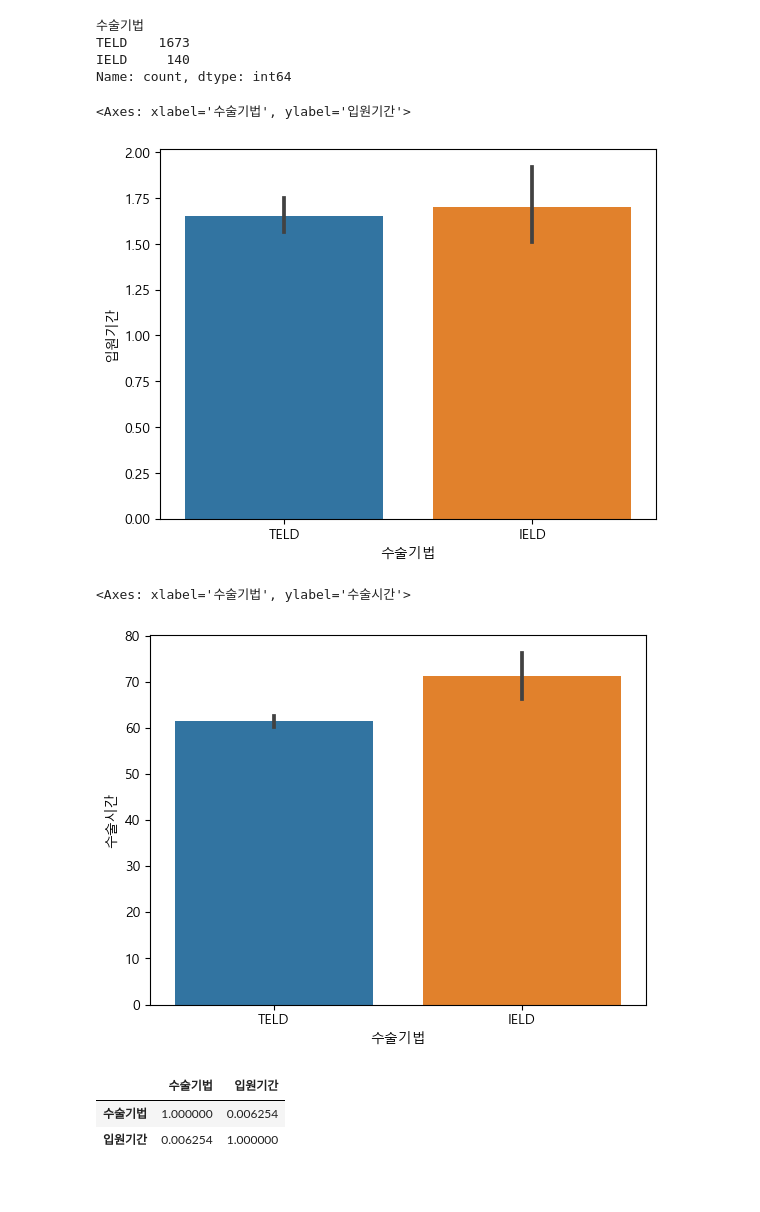
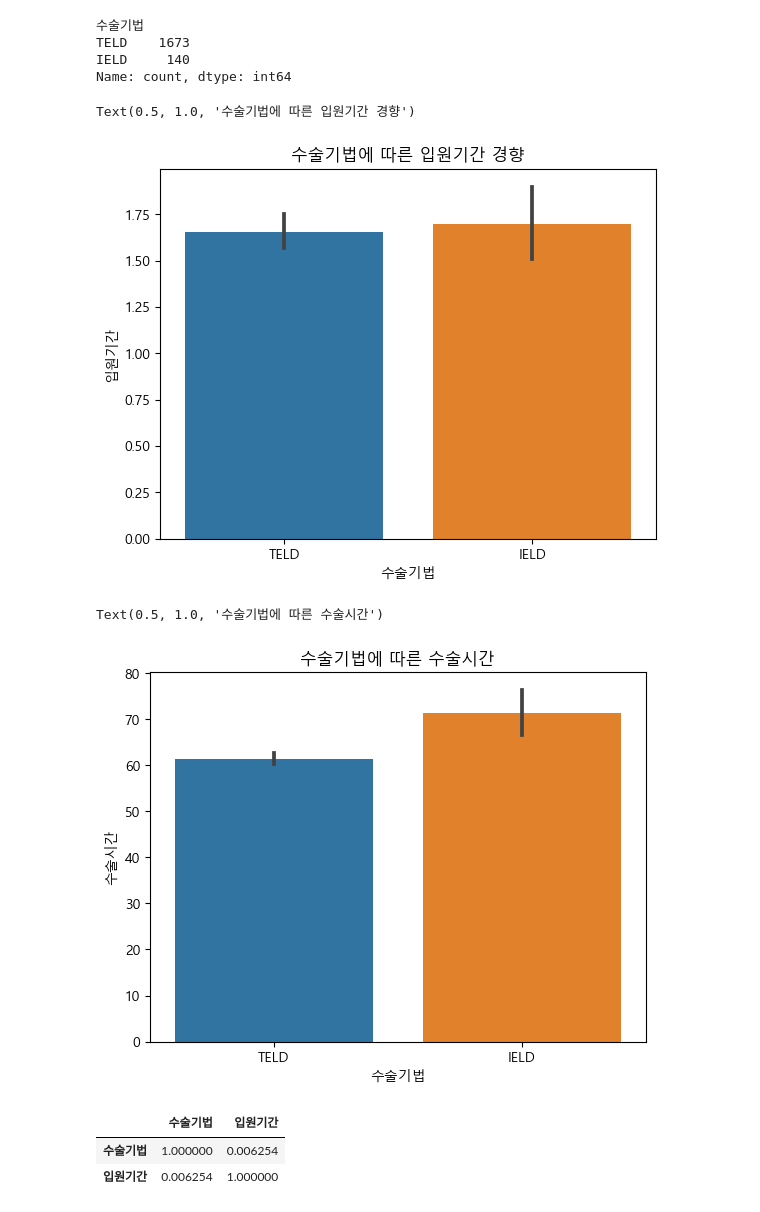
Before and after one commit to KKKKKIKKKK/toy_data_analysiss, a Jupyter notebook: codes/EDA/RecurrenceOfSurgery_EDA_SA.ipynb, the cells around one changed output. Cells and saved outputs as stored; diff of their text form; code cells hidden in the pictures; blank space fills up the shorter version.

```diff
--- a/codes/EDA/RecurrenceOfSurgery_EDA_SA.ipynb
+++ b/codes/EDA/RecurrenceOfSurgery_EDA_SA.ipynb
@@ -388,15 +390,17 @@ IELD     140
 Name: count, dtype: int64
 # %%
 sns.barplot(data=df_ROSF, x='수술기법', y='입원기간')
+plt.title('수술기법에 따른 입원기간 경향')
 # %% [output]
-<Axes: xlabel='수술기법', ylabel='입원기간'>
+Text(0.5, 1.0, '수술기법에 따른 입원기간 경향')
-[figure, old version]
+[figure, new version]
 # %%
 ## 수술기법-수술시간 관계
 sns.barplot(data=df_ROSF, x='수술기법', y='수술시간')
+plt.title('수술기법에 따른 수술시간')
 # %% [output]
-<Axes: xlabel='수술기법', ylabel='수술시간'>
+Text(0.5, 1.0, '수술기법에 따른 수술시간')
-[figure, old version]
+[figure, new version]
 # %%
 # 'TELD'를 0으로, 'IELD'를 1로 바꾸기
 df_ROSF['수술기법'] = df_ROSF['수술기법'].replace({'TELD': 0, 'IELD': 1})
```
Also changed, not shown: parts of 6 cells of this notebook, 1 other file.
